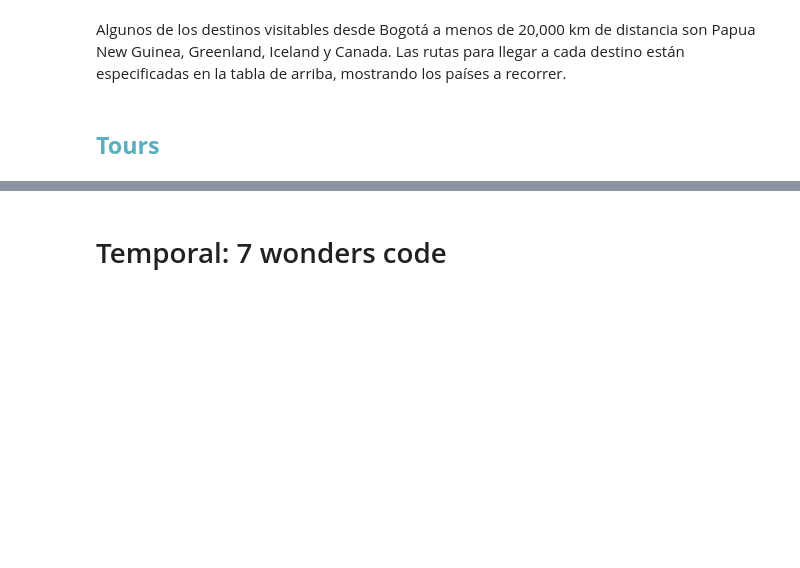
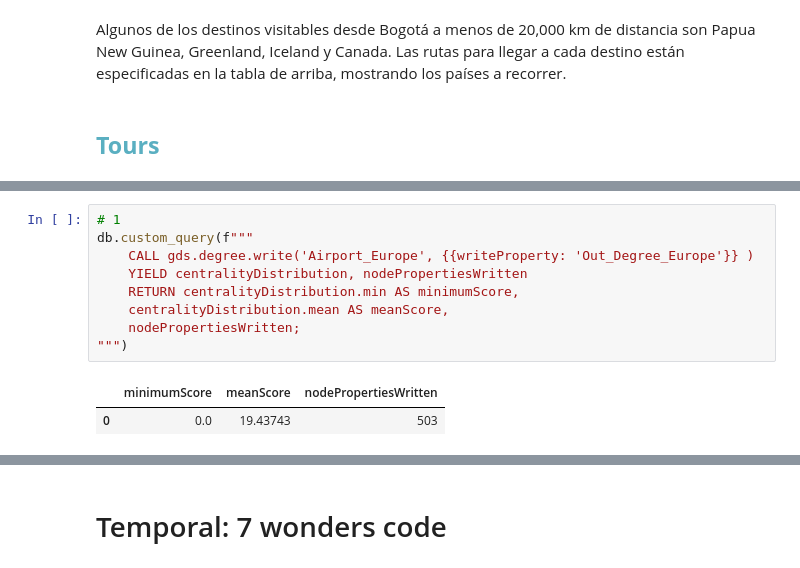
Before and after one commit to ch0fas/MG_Proyecto2, a Jupyter notebook: Python_Proyecto2.ipynb, the cells around one changed output, grey strips where cells are left out. Drawn from its saved outputs; the diff is of its cells as text; blank space fills up the shorter version.

```diff
--- a/Python_Proyecto2.ipynb
+++ b/Python_Proyecto2.ipynb
@@ -266,0 +271,12 @@ Successfully created Airport_Africa Subgraph with Airport nodes and TO relations
+# %%
+# 1
+db.custom_query(f"""
+    CALL gds.degree.write('Airport_Europe', {{writeProperty: 'Out_Degree_Europe'}} )
+    YIELD centralityDistribution, nodePropertiesWritten
+    RETURN centralityDistribution.min AS minimumScore,
+    centralityDistribution.mean AS meanScore,
+    nodePropertiesWritten;
+""")
+# %% [output]
+|  | minimumScore | meanScore | nodePropertiesWritten |
+| 0 | 0.0 | 19.43743 | 503 |
```
Also changed, not shown: parts of 15 cells of this notebook, 1 other file.
